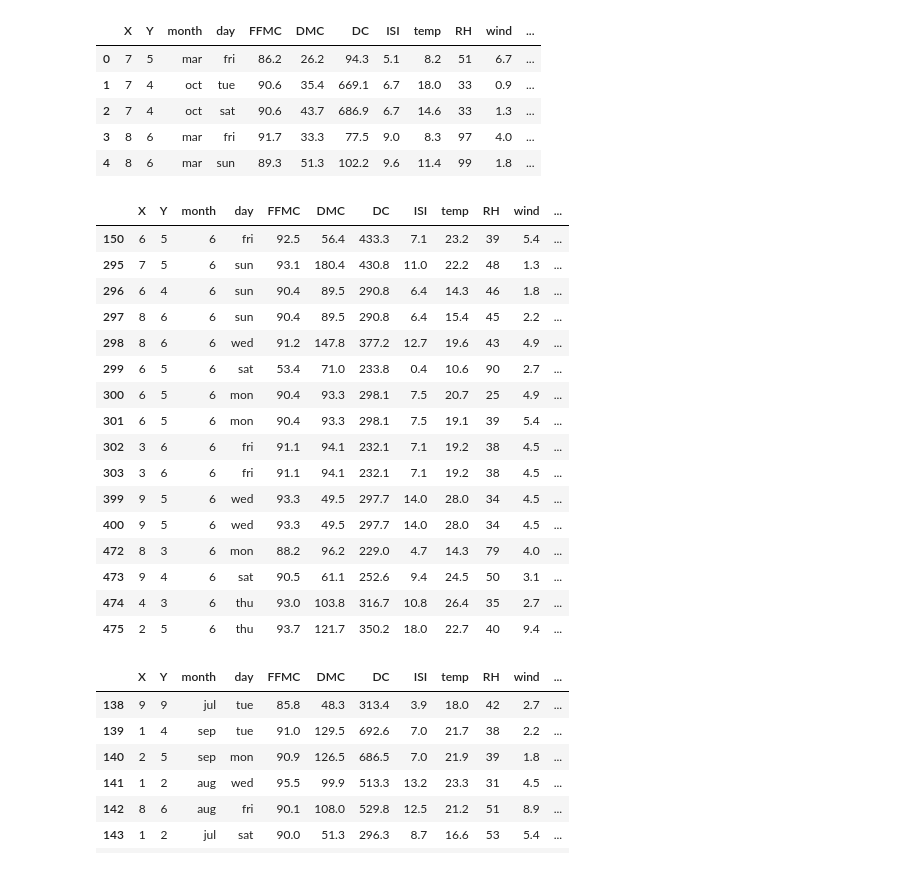
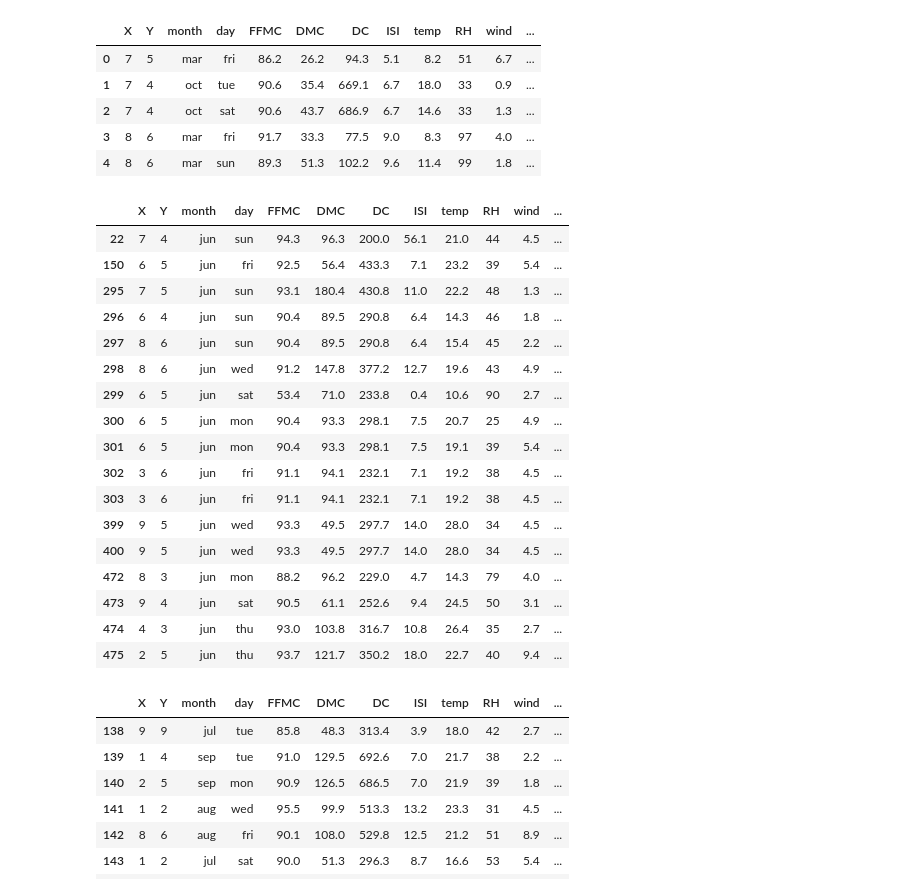
Before and after one commit to luizsdias/ai-dv-dp-ica, a Jupyter notebook: LuizDias_AI_DV_DP_ICA_inPython.ipynb, the cells around one changed output. Drawn from its saved outputs; the diff is of its cells as text; code cells hidden in the pictures.

```diff
--- a/LuizDias_AI_DV_DP_ICA_inPython.ipynb
+++ b/LuizDias_AI_DV_DP_ICA_inPython.ipynb
@@ -48,0 +81,2 @@ memory usage: 52.6+ KB
+# %%
+df.drop([22], inplace = True)
@@ -48,0 +112,3 @@ memory usage: 52.6+ KB
+# %%
+#@title <-- Run the code. This command was used to drop the row 379.
+df.drop([379], inplace = True)
@@ -71,24 +148,25 @@ df.head(5)
 | 4 | 8 | 6 | mar | sun | 89.3 | 51.3 | 102.2 | 9.6 | 11.4 | 99 | 1.8 | ... |
 # %%
 # Not used
-df_location = df.loc[df['month'] == 6]
-df_location.head(50)
+df_location = df.loc[df['month'] == 'jun']
+df_location
 # %% [output]
 |  | X | Y | month | day | FFMC | DMC | DC | ISI | temp | RH | wind | ... |
-| 150 | 6 | 5 | 6 | fri | 92.5 | 56.4 | 433.3 | 7.1 | 23.2 | 39 | 5.4 | ... |
-| 295 | 7 | 5 | 6 | sun | 93.1 | 180.4 | 430.8 | 11.0 | 22.2 | 48 | 1.3 | ... |
-| 296 | 6 | 4 | 6 | sun | 90.4 | 89.5 | 290.8 | 6.4 | 14.3 | 46 | 1.8 | ... |
-| 297 | 8 | 6 | 6 | sun | 90.4 | 89.5 | 290.8 | 6.4 | 15.4 | 45 | 2.2 | ... |
-| 298 | 8 | 6 | 6 | wed | 91.2 | 147.8 | 377.2 | 12.7 | 19.6 | 43 | 4.9 | ... |
-| 299 | 6 | 5 | 6 | sat | 53.4 | 71.0 | 233.8 | 0.4 | 10.6 | 90 | 2.7 | ... |
-| 300 | 6 | 5 | 6 | mon | 90.4 | 93.3 | 298.1 | 7.5 | 20.7 | 25 | 4.9 | ... |
-| 301 | 6 | 5 | 6 | mon | 90.4 | 93.3 | 298.1 | 7.5 | 19.1 | 39 | 5.4 | ... |
-| 302 | 3 | 6 | 6 | fri | 91.1 | 94.1 | 232.1 | 7.1 | 19.2 | 38 | 4.5 | ... |
-| 303 | 3 | 6 | 6 | fri | 91.1 | 94.1 | 232.1 | 7.1 | 19.2 | 38 | 4.5 | ... |
-| 399 | 9 | 5 | 6 | wed | 93.3 | 49.5 | 297.7 | 14.0 | 28.0 | 34 | 4.5 | ... |
-| 400 | 9 | 5 | 6 | wed | 93.3 | 49.5 | 297.7 | 14.0 | 28.0 | 34 | 4.5 | ... |
-| 472 | 8 | 3 | 6 | mon | 88.2 | 96.2 | 229.0 | 4.7 | 14.3 | 79 | 4.0 | ... |
-| 473 | 9 | 4 | 6 | sat | 90.5 | 61.1 | 252.6 | 9.4 | 24.5 | 50 | 3.1 | ... |
-| 474 | 4 | 3 | 6 | thu | 93.0 | 103.8 | 316.7 | 10.8 | 26.4 | 35 | 2.7 | ... |
-| 475 | 2 | 5 | 6 | thu | 93.7 | 121.7 | 350.2 | 18.0 | 22.7 | 40 | 9.4 | ... |
+| 22 | 7 | 4 | jun | sun | 94.3 | 96.3 | 200.0 | 56.1 | 21.0 | 44 | 4.5 | ... |
+| 150 | 6 | 5 | jun | fri | 92.5 | 56.4 | 433.3 | 7.1 | 23.2 | 39 | 5.4 | ... |
+| 295 | 7 | 5 | jun | sun | 93.1 | 180.4 | 430.8 | 11.0 | 22.2 | 48 | 1.3 | ... |
+| 296 | 6 | 4 | jun | sun | 90.4 | 89.5 | 290.8 | 6.4 | 14.3 | 46 | 1.8 | ... |
+| 297 | 8 | 6 | jun | sun | 90.4 | 89.5 | 290.8 | 6.4 | 15.4 | 45 | 2.2 | ... |
+| 298 | 8 | 6 | jun | wed | 91.2 | 147.8 | 377.2 | 12.7 | 19.6 | 43 | 4.9 | ... |
+| 299 | 6 | 5 | jun | sat | 53.4 | 71.0 | 233.8 | 0.4 | 10.6 | 90 | 2.7 | ... |
+| 300 | 6 | 5 | jun | mon | 90.4 | 93.3 | 298.1 | 7.5 | 20.7 | 25 | 4.9 | ... |
+| 301 | 6 | 5 | jun | mon | 90.4 | 93.3 | 298.1 | 7.5 | 19.1 | 39 | 5.4 | ... |
+| 302 | 3 | 6 | jun | fri | 91.1 | 94.1 | 232.1 | 7.1 | 19.2 | 38 | 4.5 | ... |
+| 303 | 3 | 6 | jun | fri | 91.1 | 94.1 | 232.1 | 7.1 | 19.2 | 38 | 4.5 | ... |
+| 399 | 9 | 5 | jun | wed | 93.3 | 49.5 | 297.7 | 14.0 | 28.0 | 34 | 4.5 | ... |
+| 400 | 9 | 5 | jun | wed | 93.3 | 49.5 | 297.7 | 14.0 | 28.0 | 34 | 4.5 | ... |
+| 472 | 8 | 3 | jun | mon | 88.2 | 96.2 | 229.0 | 4.7 | 14.3 | 79 | 4.0 | ... |
+| 473 | 9 | 4 | jun | sat | 90.5 | 61.1 | 252.6 | 9.4 | 24.5 | 50 | 3.1 | ... |
+| 474 | 4 | 3 | jun | thu | 93.0 | 103.8 | 316.7 | 10.8 | 26.4 | 35 | 2.7 | ... |
+| 475 | 2 | 5 | jun | thu | 93.7 | 121.7 | 350.2 | 18.0 | 22.7 | 40 | 9.4 | ... |
 # %%
```
Also changed, not shown: parts of 8 cells of this notebook.
